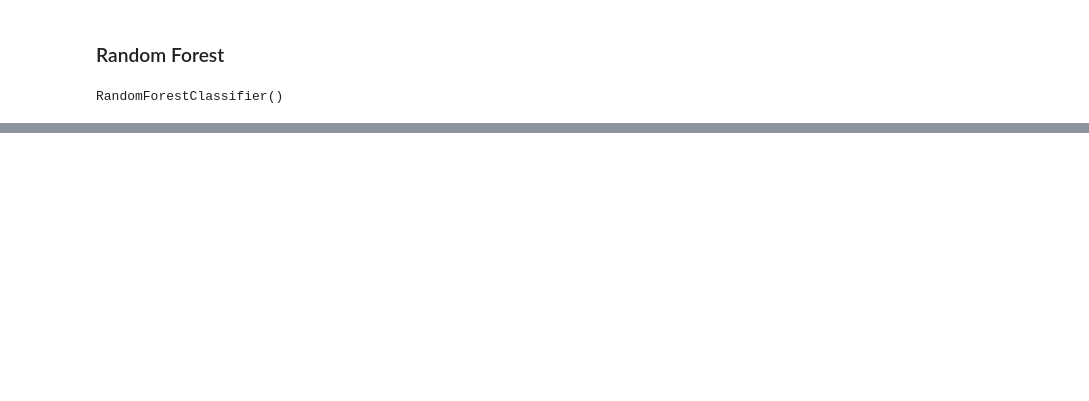
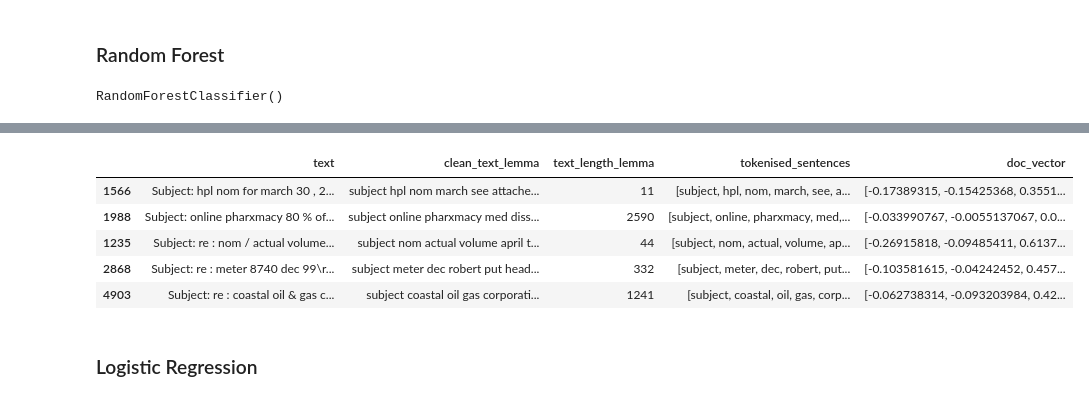
Before and after one commit to bansalkanav/Ultimate-Data-Science-Toolkit---From-Python-Basics-to-GenerativeAI, a Jupyter notebook: Module 4 - Machine Learning/02. Working with Text Data/3. Case Study - Email Spam Filtering (Word2Vec Approach)/email_spam_filtering_w2v.ipynb, the cells around one changed output, grey strips where cells are left out. Saved outputs shown, nothing was run; the diff lists cells and outputs as text; code cells hidden in the pictures; blank space fills up the shorter version.

```diff
--- a/Module 4 - Machine Learning/02. Working with Text Data/3. Case Study - Email Spam Filtering (Word2Vec Approach)/email_spam_filtering_w2v.ipynb
+++ b/Module 4 - Machine Learning/02. Working with Text Data/3. Case Study - Email Spam Filtering (Word2Vec Approach)/email_spam_filtering_w2v.ipynb
@@ -497,0 +551,9 @@ weighted avg       0.96      0.96      0.96      1035
+# %%
+X_test.head()
+# %% [output]
+|  | text | clean_text_lemma | text_length_lemma | tokenised_sentences | doc_vector |
+| 1566 | Subject: hpl nom for march 30 , 2... | subject hpl nom march see attache... | 11 | [subject, hpl, nom, march, see, a... | [-0.17389315, -0.15425368, 0.3551... |
+| 1988 | Subject: online pharxmacy 80 % of... | subject online pharxmacy med diss... | 2590 | [subject, online, pharxmacy, med,... | [-0.033990767, -0.0055137067, 0.0... |
+| 1235 | Subject: re : nom / actual volume... | subject nom actual volume april t... | 44 | [subject, nom, actual, volume, ap... | [-0.26915818, -0.09485411, 0.6137... |
+| 2868 | Subject: re : meter 8740 dec 99\r... | subject meter dec robert put head... | 332 | [subject, meter, dec, robert, put... | [-0.103581615, -0.04242452, 0.457... |
+| 4903 | Subject: re : coastal oil & gas c... | subject coastal oil gas corporati... | 1241 | [subject, coastal, oil, gas, corp... | [-0.062738314, -0.093203984, 0.42... |
@@ -497,0 +564,2 @@ weighted avg       0.96      0.96      0.96      1035
+# %% [markdown]
+### Logistic Regression
```
Also changed, not shown: parts of 25 cells of this notebook, 3 other files.
